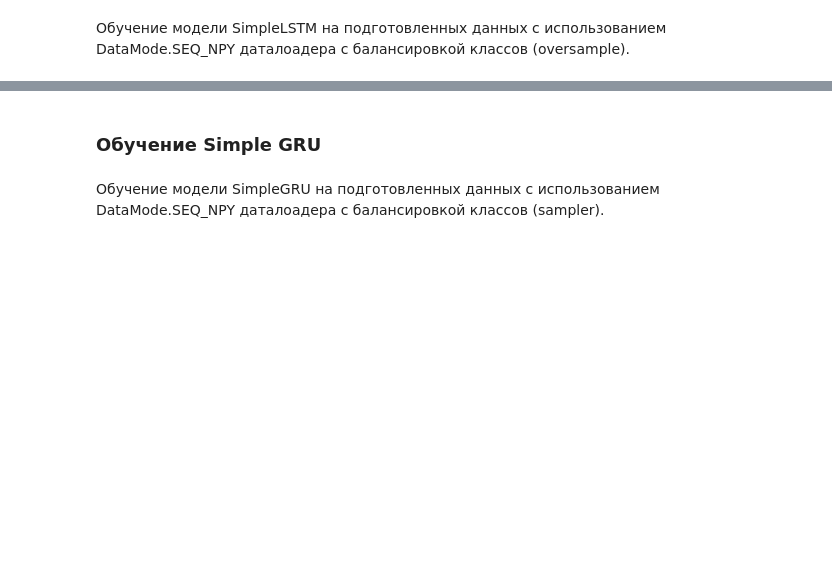
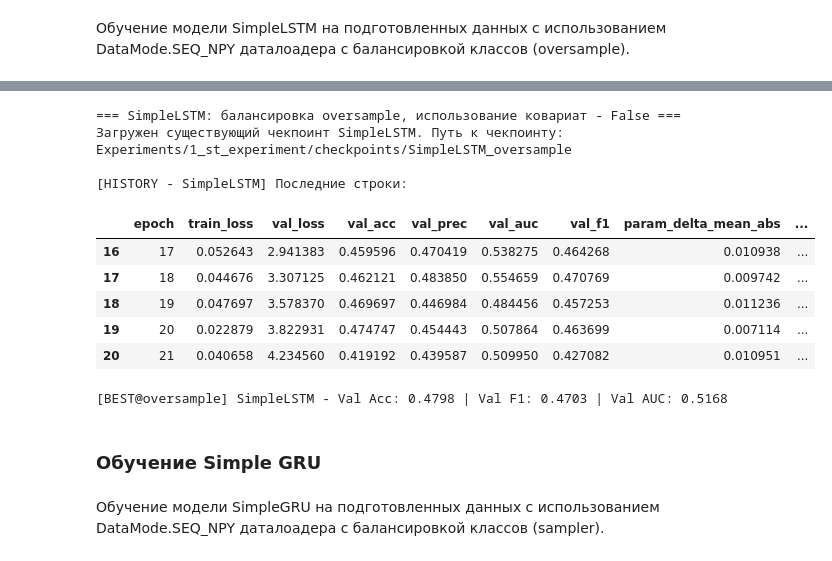
Before and after one commit to Amissum/ADHD_connectome_biomarkers_transfer_research, a Jupyter notebook: ADHD200/Pipelines/AthenaPipeline/Iter_3_ADHD200_train_v3.ipynb, the cells around one changed output, grey strips where cells are left out. Drawn from its saved outputs; the diff is of its cells as text; code cells hidden in the pictures; blank space fills up the shorter version.

```diff
--- a/ADHD200/Pipelines/AthenaPipeline/Iter_3_ADHD200_train_v3.ipynb
+++ b/ADHD200/Pipelines/AthenaPipeline/Iter_3_ADHD200_train_v3.ipynb
@@ -1524,0 +1638,17 @@ Train классы для Даталоадера DataMode.SEQ_NPY + sampler: (ar
+# %%
+# Создаём даталоадер для mode DataMode.SEQ_NPY со стратегией балансировки oversample без ковариат
+print("Даталоадер: режим", DataMode.SEQ_NPY.name, "балансировка:", BalanceStrategy.OVERSAMPLE.name, "без ковариат")
+oversample_dl = ExperimentDataLoader(data_df,
+                                      fold_idx=0,
+                                      mode=DataMode.SEQ_NPY,
+                                      enable_autobalance=True,
+                                      balance_strategy=BalanceStrategy.OVERSAMPLE,
+                                      class_weight_mode=CLASS_WEIGHT_MODE,
+                                      max_class_weight_ratio=MAX_CLASS_WEIGHT_RATIO,
+                                      batch_size=BATCH_SIZE,
+                                      impute_strategy=IMPUTE_STRATEGY,
+                                      add_eps_noise_if_all_zero=ADD_EPS_NOISE_IF_ALL_ZERO,
+                                      cov_pipeline=None # no covariate processing
+                                     )
+train_dl_oversample = oversample_dl.train_loader
+val_dl_oversample = oversample_dl.val_loader
@@ -1729,3 +1930,34 @@ print(f"[BEST@Oversample] SimpleLSTM - Val Acc: {val_acc_lstm_over:.4f} | Val F1
+# %%
+model_lstm_over = SimpleLSTM(n_rois=oversample_dl.ROI, n_classes=N_CLASSES, cov_dim=oversample_dl.cov_dim_s, hidden=64, num_layers=1).to(DEVICE)
+
+experiment_lstm_over = SingleExperiment(model=model_lstm_over,
+                                       experiment_data_loader=oversample_dl,
+                                       reuse_baseline_models=REUSE_BASELINE_MODELS,
+                                       class_counts_main=class_counts_main,
+                                       checkpoint_dir=CHECKPOINT_DIR,
+                                       device=DEVICE,
+                                       epochs=EPOCHS,
+                                       lr=LR,
+                                       weight_decay=WEIGHT_DECAY,
+                                       debug=True,
+                                       early_metric=EARLY_STOP_METRIC,
+                                       patience=EARLY_STOP_PATIENCE,
+                                       min_delta=MIN_DELTA_IMPROVE,
+                                       class_weight_strength=1.0)
+experiment_lstm_over.train()
+experiment_lstm_over.evaluate()
+# %% [output]
+=== SimpleLSTM: балансировка oversample, использование ковариат - False ===
+Загружен существующий чекпоинт SimpleLSTM. Путь к чекпоинту: Experiments/1_st_experiment/checkpoints/SimpleLSTM_oversample
+
+[HISTORY - SimpleLSTM] Последние строки:
+|  | epoch | train_loss | val_loss | val_acc | val_prec | val_auc | val_f1 | param_delta_mean_abs | ... |
+| 16 | 17 | 0.052643 | 2.941383 | 0.459596 | 0.470419 | 0.538275 | 0.464268 | 0.010938 | ... |
+| 17 | 18 | 0.044676 | 3.307125 | 0.462121 | 0.483850 | 0.554659 | 0.470769 | 0.009742 | ... |
+| 18 | 19 | 0.047697 | 3.578370 | 0.469697 | 0.446984 | 0.484456 | 0.457253 | 0.011236 | ... |
+| 19 | 20 | 0.022879 | 3.822931 | 0.474747 | 0.454443 | 0.507864 | 0.463699 | 0.007114 | ... |
+| 20 | 21 | 0.040658 | 4.234560 | 0.419192 | 0.439587 | 0.509950 | 0.427082 | 0.010951 | ... |
+[BEST@oversample] SimpleLSTM - Val Acc: 0.4798 | Val F1: 0.4703 | Val AUC: 0.5168
 # %% [markdown]
 ### Обучение Simple GRU
 # %% [markdown]
```
Also changed, not shown: parts of 53 cells of this notebook.
